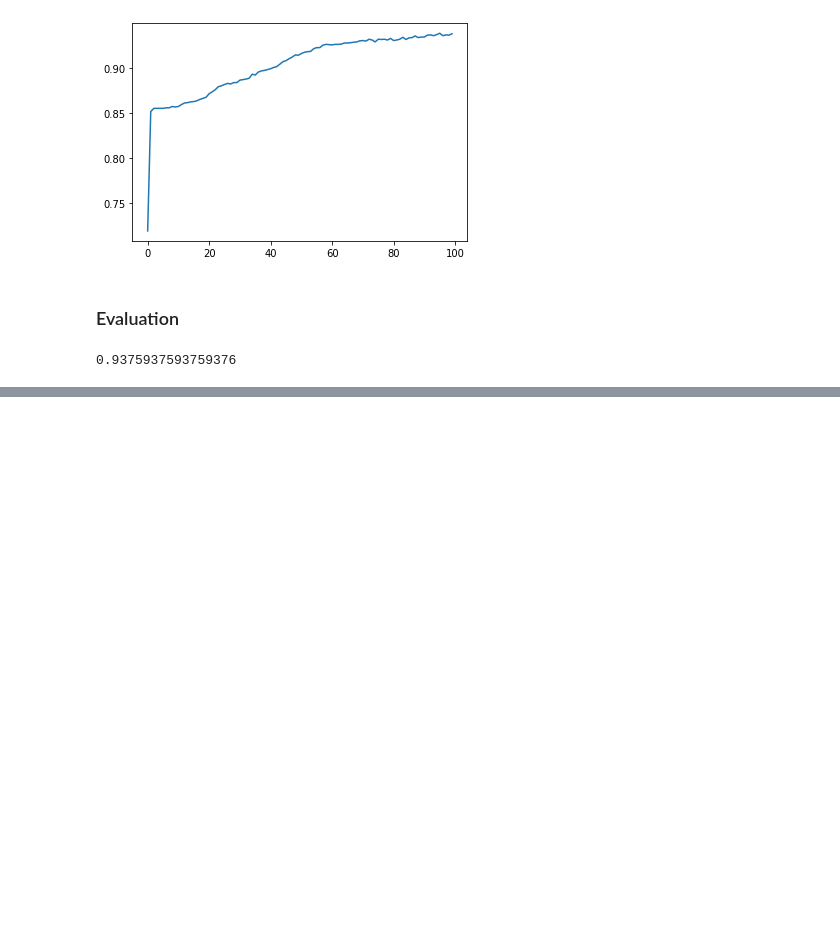
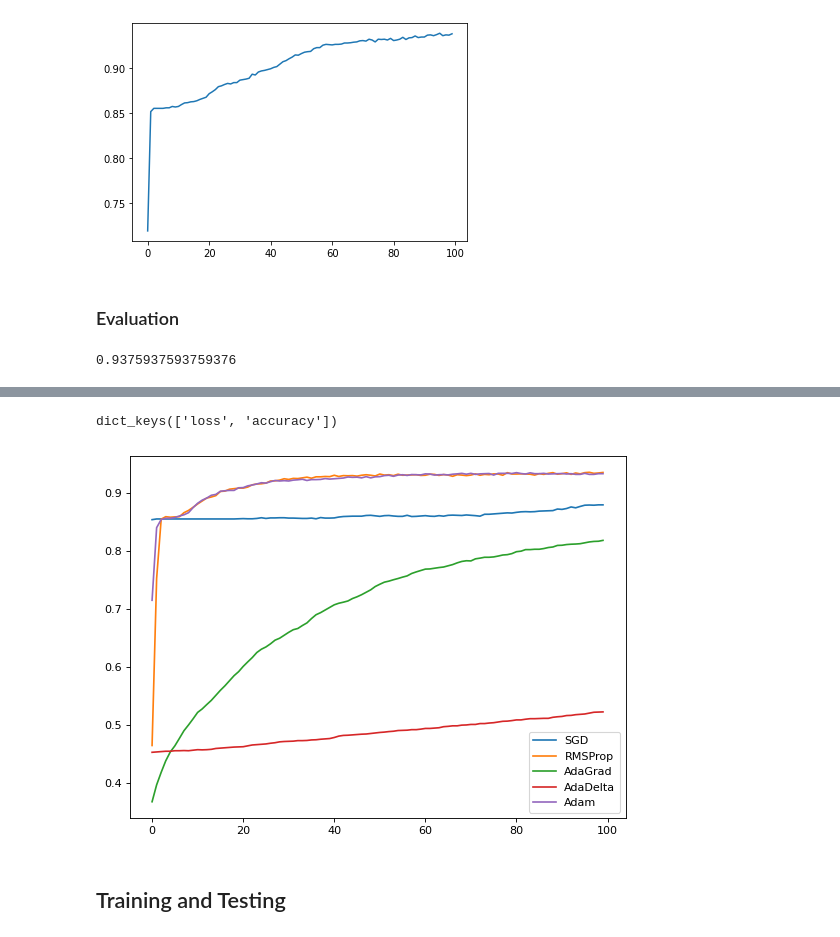
Before and after one commit to ywchiu/tibamedl, a Jupyter notebook: Demo20200725.ipynb, the cells around one changed output, grey strips where cells are left out. Cells and saved outputs as stored; diff of their text form; code cells hidden in the pictures; blank space fills up the shorter version.

```diff
--- a/Demo20200725.ipynb
+++ b/Demo20200725.ipynb
@@ -604,0 +665,28 @@ accuracy_score(y, predicted_y)
+# %%
+rmsprop_history = tarinProcess('RMSprop')
+# %%
+adagrad_history = tarinProcess('Adagrad')
+# %%
+adadelta_history = tarinProcess('Adadelta')
+# %%
+adam_history = tarinProcess('Adam')
+# %%
+sgd_history.history.keys()
+# %% [output]
+dict_keys(['loss', 'accuracy'])
+# %%
+import matplotlib.pyplot as plt
+plt.figure(num=None, figsize=(8, 6), dpi=80, facecolor='w', edgecolor='k')
+
+plt.plot(sgd_history.epoch, sgd_history.history.get('accuracy'), label='SGD')
+plt.plot(rmsprop_history.epoch, rmsprop_history.history.get('accuracy'), label='RMSProp')
+plt.plot(adagrad_history.epoch, adagrad_history.history.get('accuracy'), label='AdaGrad')
+plt.plot(adadelta_history.epoch, adadelta_history.history.get('accuracy'), label='AdaDelta')
+plt.plot(adam_history.epoch, adam_history.history.get('accuracy'), label='Adam')
+
+plt.legend()
+plt.show()
+# %% [output]
+[figure, added]
+# %% [markdown]
+## Training and Testing
```
Also changed, not shown: parts of 42 cells of this notebook.
